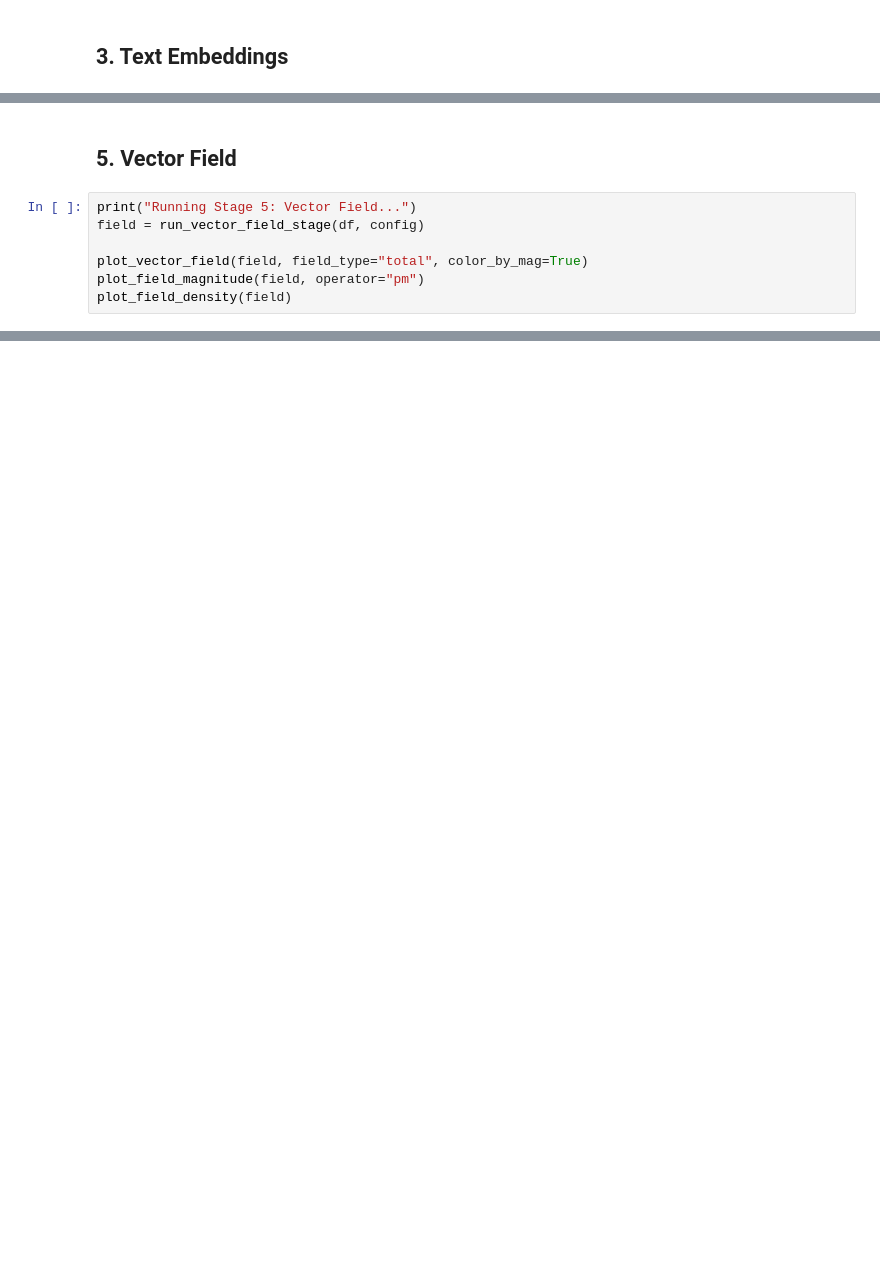
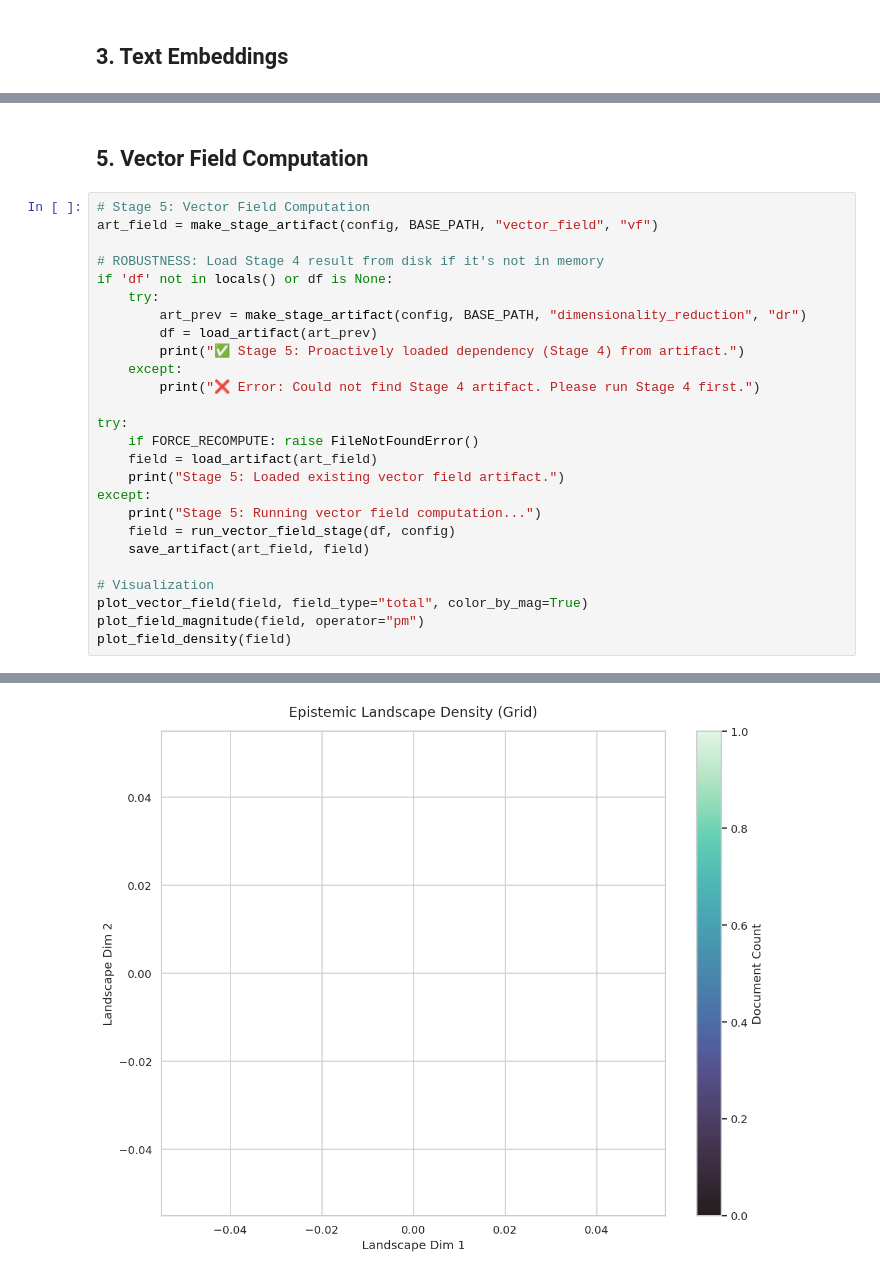
Before and after one commit to luizgcorreia/edel, a Jupyter notebook: notebooks/exploration.ipynb, the cells around one changed output, grey strips where cells are left out. Cells and saved outputs as stored; diff of their text form; blank space fills up the shorter version.

```diff
--- a/notebooks/exploration.ipynb
+++ b/notebooks/exploration.ipynb
@@ -197,9 +294,29 @@ plot_movement_magnitudes(df)
 # %% [markdown]
-## 5. Vector Field
+## 5. Vector Field Computation
 # %%
-print("Running Stage 5: Vector Field...")
-field = run_vector_field_stage(df, config)
+# Stage 5: Vector Field Computation
+art_field = make_stage_artifact(config, BASE_PATH, "vector_field", "vf")
 
+# ROBUSTNESS: Load Stage 4 result from disk if it's not in memory
+if 'df' not in locals() or df is None:
+    try:
+        art_prev = make_stage_artifact(config, BASE_PATH, "dimensionality_reduction", "dr")
+        df = load_artifact(art_prev)
+        print("✅ Stage 5: Proactively loaded dependency (Stage 4) from artifact.")
+    except:
+        print("❌ Error: Could not find Stage 4 artifact. Please run Stage 4 first.")
+
+try:
+    if FORCE_RECOMPUTE: raise FileNotFoundError()
+    field = load_artifact(art_field)
+    print("Stage 5: Loaded existing vector field artifact.")
+except:
+    print("Stage 5: Running vector field computation...")
+    field = run_vector_field_stage(df, config)
+    save_artifact(art_field, field)
+
+# Visualization
 plot_vector_field(field, field_type="total", color_by_mag=True)
 plot_field_magnitude(field, operator="pm")
 plot_field_density(field)
+# %% [output]
@@ -206 +326,2 @@ plot_field_density(field)
+[figure, added]
 # %% [markdown]
```
Also changed, not shown: parts of 23 cells of this notebook, 5 other files.
